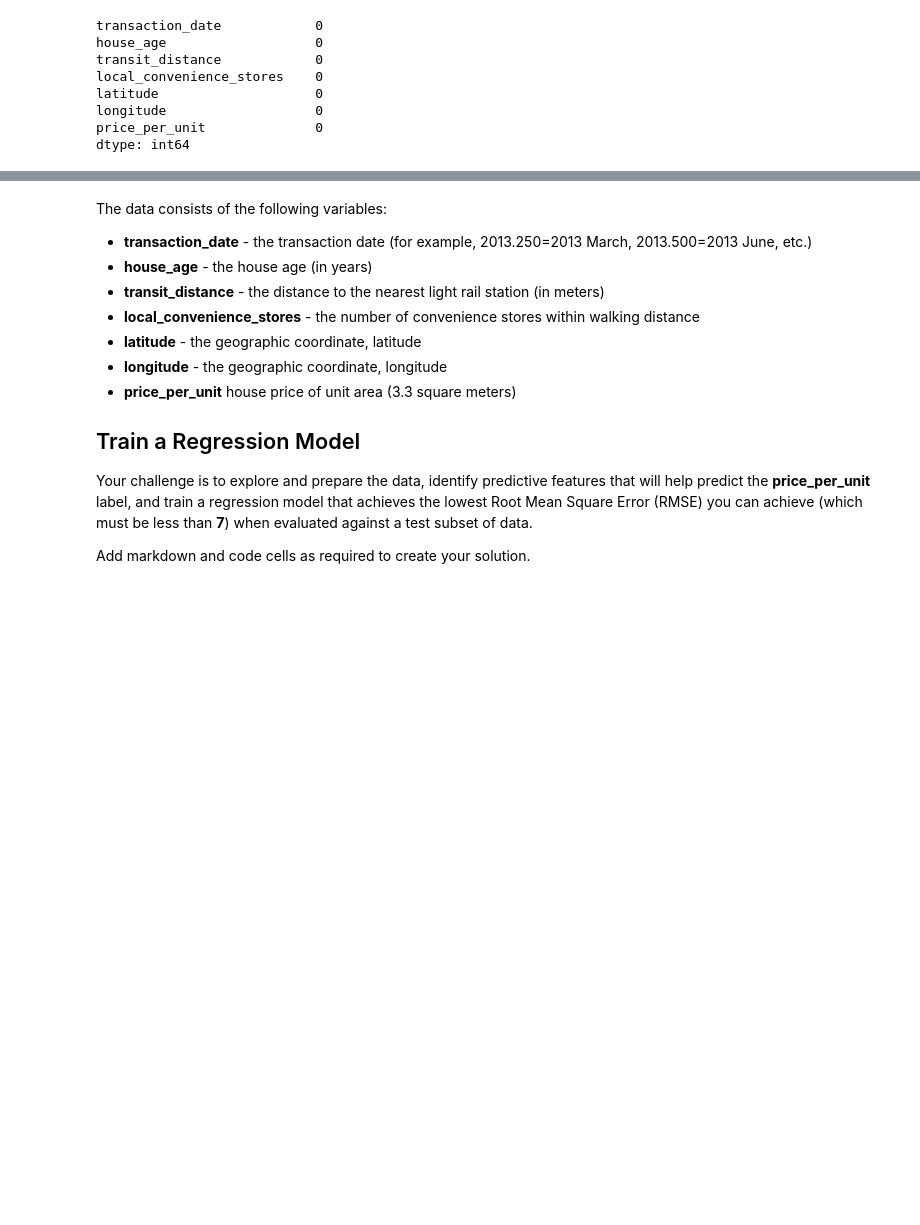
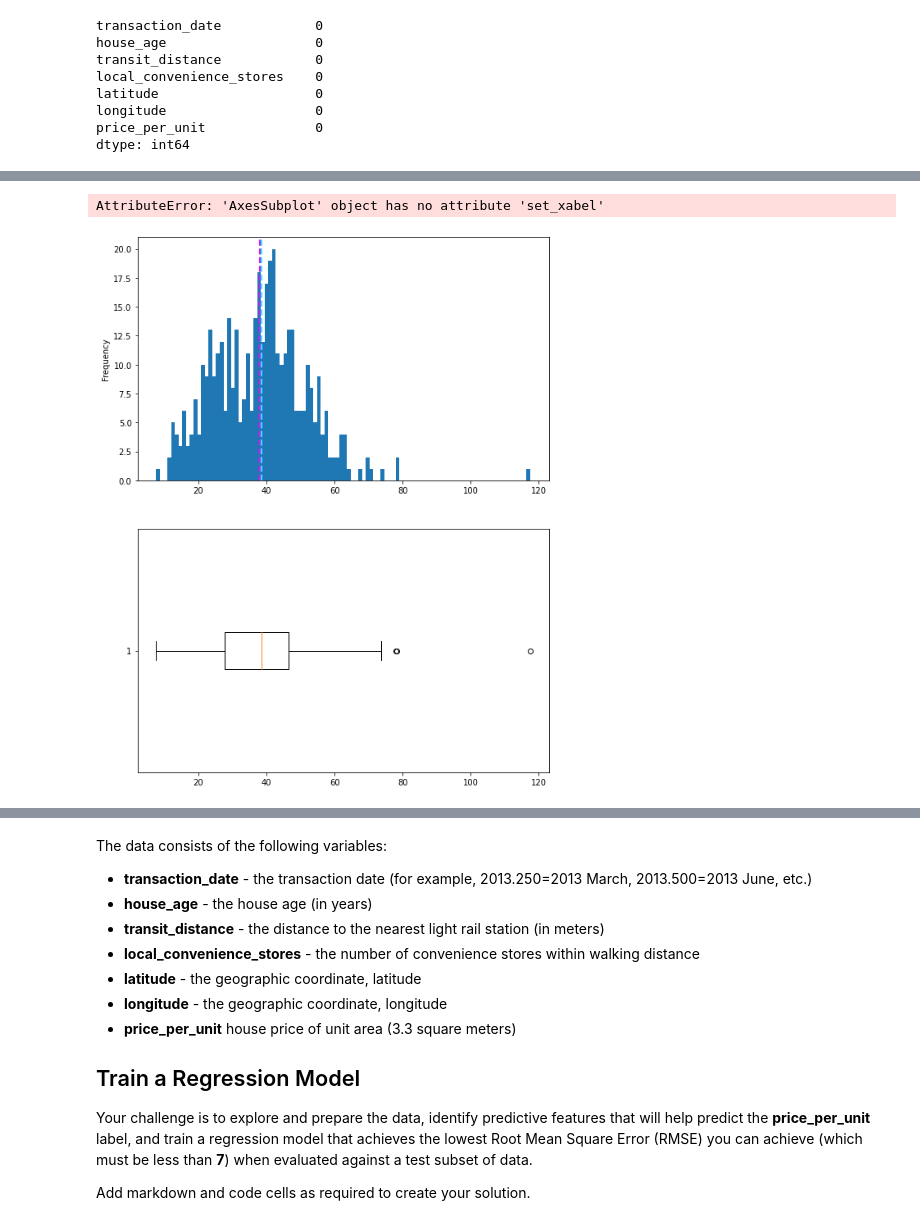
Before and after one commit to shivani-singhal0410/ml-challenges, a Jupyter notebook: challenges/02 - Real Estate Regression Challenge.ipynb, the cells around one changed output, grey strips where cells are left out. Cells and saved outputs as stored; diff of their text form; code cells hidden in the pictures; blank space fills up the shorter version.

```diff
--- a/challenges/02 - Real Estate Regression Challenge.ipynb
+++ b/challenges/02 - Real Estate Regression Challenge.ipynb
@@ -17,8 +45,11 @@ Run the following cell to load the data and view the first few rows.
 # %%
-import pandas as pd
+
 
 # load the training dataset
-data = pd.read_csv('data/real_estate.csv')
+data = pd.read_csv('data/real_estate.csv',
+                    parse_dates = ['transaction_date'],
+                    infer_datetime_format = True)
+#data["transaction_date"] = data.transaction_date.dt.to_period('D')
 data.head()
 # %% [output]
 |  | transaction_date | house_age | transit_distance | local_convenience_stores | latitude | longitude | ... |
@@ -64,0 +89,17 @@ data[data.isnull().any(axis = 1)]
+# %%
+label = data["price_per_unit"]
+fig,ax = plt.subplots(2,1,figsize=(9,12))
+ax[0].hist(label,bins = 100)
+ax[0].set_ylabel("Frequency")
+
+ax[0].axvline(label.mean(), color='magenta', linestyle='dashed', linewidth=2)
+ax[0].axvline(label.median(), color='cyan', linestyle='dashed', linewidth=2)
+
+ax[1].boxplot(label,vert = False)
+ax[1].set_xabel("Price per unit")
+
+fig.suptitle("Property Price")
+fig.show()
+# %% [output]
+AttributeError: 'AxesSubplot' object has no attribute 'set_xabel'
+[figure, added]
```
Also changed, not shown: parts of 8 cells of this notebook.
